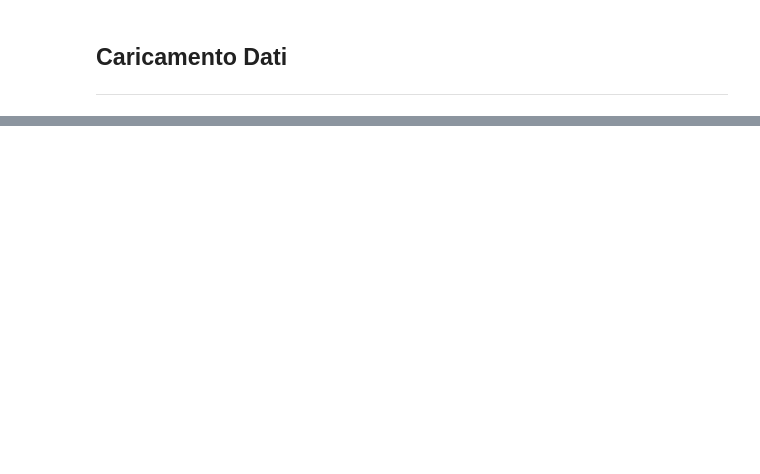
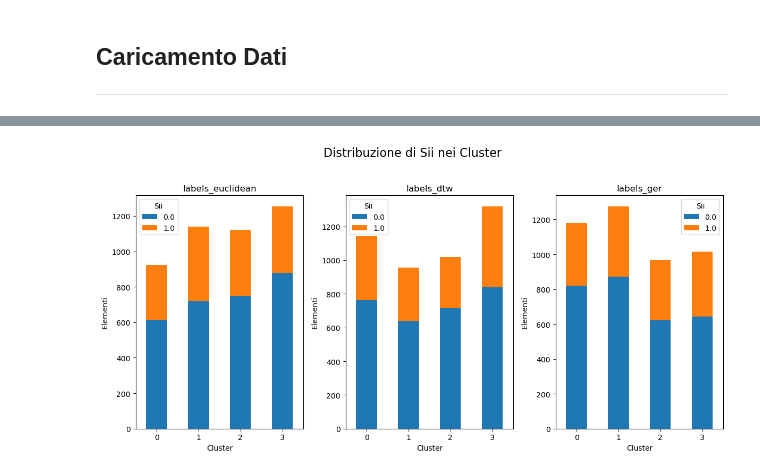
Before and after one commit to alessialaconca/Data_Mining_2_Child_Mind_Institute, a Jupyter notebook: Riccardo/TS_clustering.ipynb, the cells around one changed output, grey strips where cells are left out. Drawn from its saved outputs; the diff is of its cells as text; code cells hidden in the pictures; blank space fills up the shorter version.

```diff
--- a/Riccardo/TS_clustering.ipynb
+++ b/Riccardo/TS_clustering.ipynb
@@ -287,0 +406,100 @@ for nome_tecnica, centroidi in dict_centroids.items():
+# %%
+# Istogrammi
+
+# Sii
+fig, axes = plt.subplots(1, 3, figsize=(12, 6))
+fig.suptitle("Distribuzione di Sii nei Cluster", fontsize=16)
+
+for ax, (nome_tecnica, labels) in zip(axes, dict_labels.items()):
+    df_plot = pd.DataFrame({
+        'Cluster': labels,
+        'Sii': sii_labels
+    })
+    crosstab = pd.crosstab(df_plot['Cluster'], df_plot['Sii'])
+
+    crosstab.plot(
+        kind='bar',
+        stacked=True,
+        ax=ax,
+        color=['#1f77b4', '#ff7f0e']
+    )
+    ax.set_title(nome_tecnica)
+    ax.set_xlabel("Cluster")
+    ax.set_ylabel("Elementi")
+    ax.legend(title='Sii')
+    ax.tick_params(axis='x', rotation=0)
+plt.tight_layout(rect=[0, 0, 1, 0.95])
+plt.show()
+
+
+# Weekday
+fig, axes = plt.subplots(1, 3, figsize=(12, 6))
+fig.suptitle("Distribuzione di Weekday nei Cluster", fontsize=16)
+for ax, (nome_tecnica, labels) in zip(axes, dict_labels.items()):
+    df_plot = pd.DataFrame({
+        'Cluster': labels,
+        'Weekday': weekday_labels
+    })
+    crosstab = pd.crosstab(df_plot['Cluster'], df_plot['Weekday'])
+
+    crosstab.plot(
+        kind='bar',
+        stacked=True,
+        ax=ax,
+        cmap='tab10'
+    )
+    ax.set_title(nome_tecnica)
+    ax.set_xlabel("Numero Cluster")
+    ax.set_ylabel("Numero di elementi")
+    ax.legend(title='Weekday')
+    ax.tick_params(axis='x', rotation=0)
+plt.tight_layout(rect=[0, 0, 1, 0.95])
+plt.show()
+
+
+# Quarter
+fig, axes = plt.subplots(1, 3, figsize=(12, 6))
+fig.suptitle("Distribuzione di Quarter nei Cluster", fontsize=16)
+for ax, (nome_tecnica, labels) in zip(axes, dict_labels.items()):
+    df_plot = pd.DataFrame({
+        'Cluster': labels,
+        'Quarter': quarter_labels
+    })
+    crosstab = pd.crosstab(df_plot['Cluster'], df_plot['Quarter'])
+
+    crosstab.plot(
+        kind='bar',
+        stacked=True,
+        ax=ax,
+        cmap='Set2'
+    )
+    ax.set_title(nome_tecnica)
+    ax.set_xlabel("Numero Cluster")
+    ax.set_ylabel("Numero di elementi")
+    ax.legend(title='Quarter')
+    ax.tick_params(axis='x', rotation=0)
+plt.tight_layout(rect=[0, 0, 1, 0.95])
+plt.show()
+
+
+# Relative Date
+dict_medie = {}
+
+for nome_tecnica, labels_cluster in dict_labels.items():
+    df_temp = pd.DataFrame({
+        'Cluster': labels_cluster,
+        'relative_date_PCIAT': relative_date_labels
+    })
+
+    media_per_cluster = df_temp.groupby(
+        'Cluster')['relative_date_PCIAT'].mean()
+
+    dict_medie[nome_tecnica] = media_per_cluster
+
+df_medie = pd.DataFrame(dict_medie)
+df_medie.index.name = 'Cluster ID'
+
+print("Medie di relative_date_PCIAT per ogni cluster e algoritmo:")
+print(df_medie)
+# %% [output]
+[figure, added]
```
Also changed, not shown: parts of 21 cells of this notebook, 11 other files.
